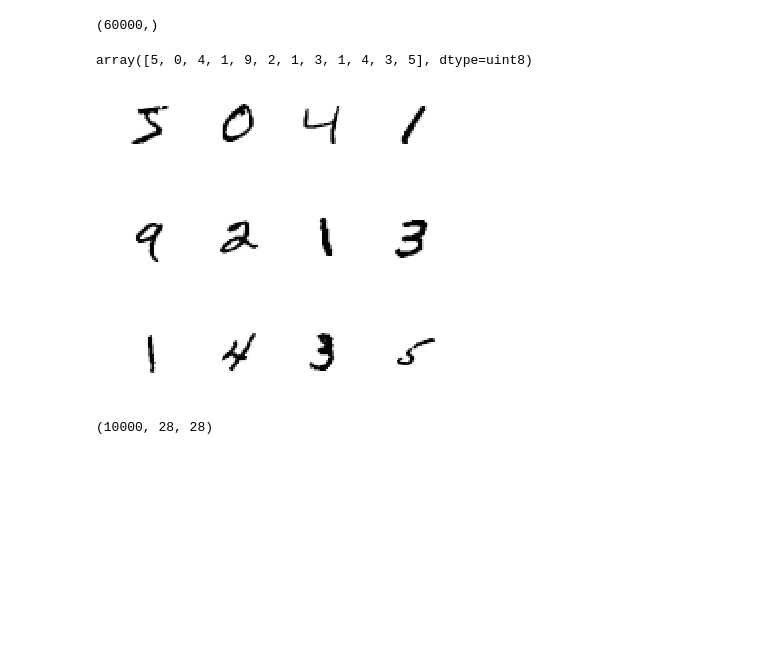
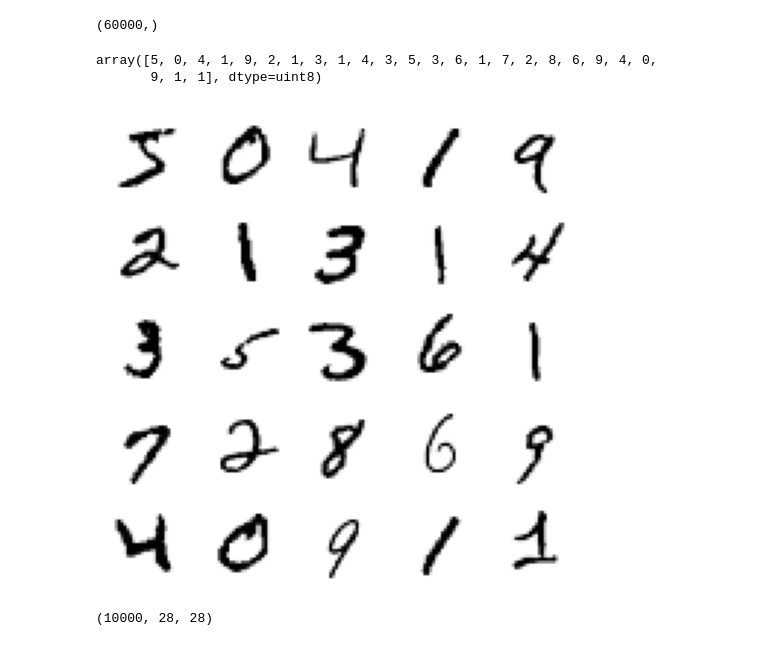
Before and after one commit to NMATXYZ/deep-learning-illustrated, a Jupyter notebook: notebooks/shallow_net_in_keras.ipynb, the cells around one changed output. Cells and saved outputs as stored; diff of their text form; code cells hidden in the pictures; blank space fills up the shorter version.

```diff
--- a/notebooks/shallow_net_in_keras.ipynb
+++ b/notebooks/shallow_net_in_keras.ipynb
@@ -28,19 +26,20 @@ y_train.shape
 # %% [output]
 (60000,)
 # %%
-y_train[0:12]
+y_train[0:25]
 # %% [output]
-array([5, 0, 4, 1, 9, 2, 1, 3, 1, 4, 3, 5], dtype=uint8)
+array([5, 0, 4, 1, 9, 2, 1, 3, 1, 4, 3, 5, 3, 6, 1, 7, 2, 8, 6, 9, 4, 0,
+       9, 1, 1], dtype=uint8)
 # %%
 plt.figure(figsize=(5,5))
-for k in range(12):
-    plt.subplot(3, 4, k+1)
+for k in range(25):
+    plt.subplot(5, 5, k+1)
     plt.imshow(X_train[k], cmap='Greys')
     plt.axis('off')
 plt.tight_layout()
 plt.show()
 # %% [output]
-[figure, old version]
+[figure, new version]
 # %%
 X_valid.shape
 # %% [output]
```
Also changed, not shown: parts of 10 cells of this notebook.
